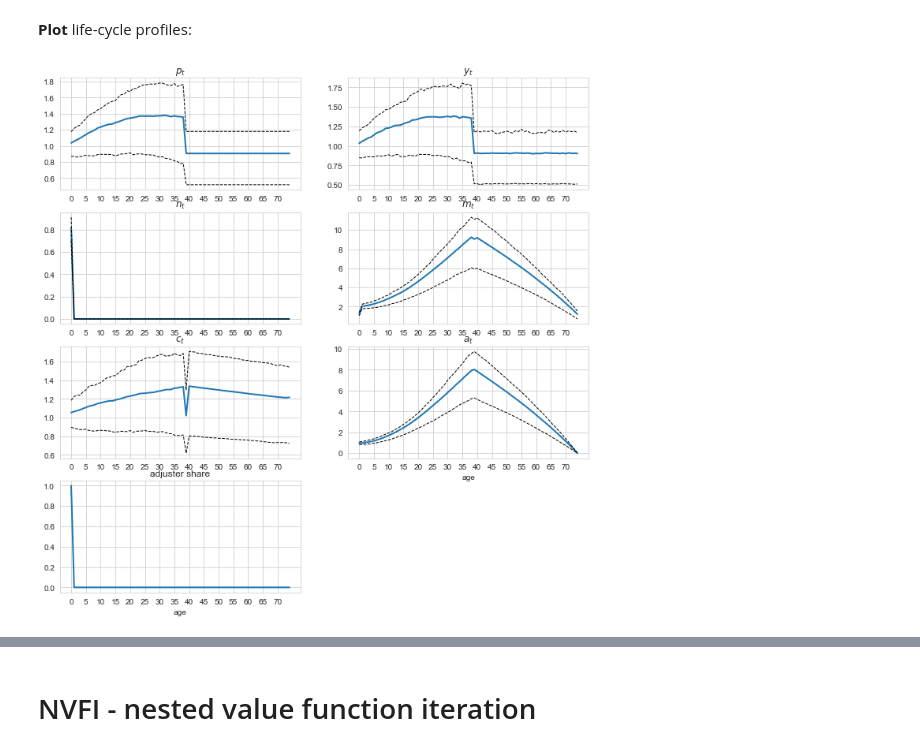
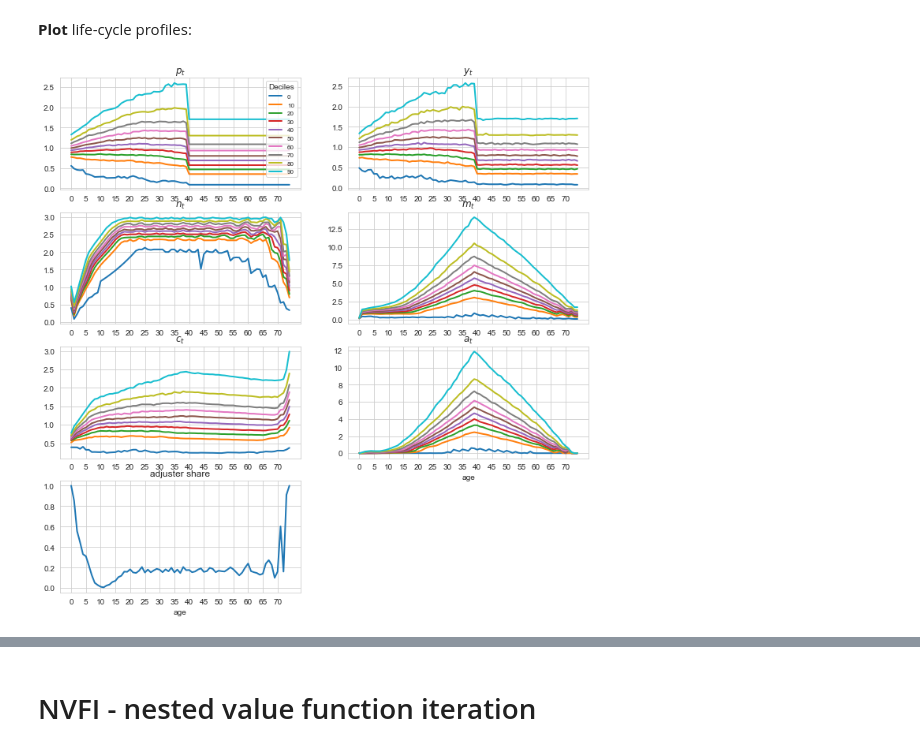
Before and after one commit to Bernseng/Dynamic-Programming, a Jupyter notebook: HousingModelFirstTry/DurableConsumption.ipynb, the cells around one changed output, grey strips where cells are left out. Drawn from its saved outputs; the diff is of its cells as text; code cells hidden in the pictures.

Commit message:
plots

```diff
--- a/HousingModelFirstTry/DurableConsumption.ipynb
+++ b/HousingModelFirstTry/DurableConsumption.ipynb
@@ -201,6 +185,6 @@ model_negm.decision_functions()
 # %% [markdown]
 **Plot** life-cycle profiles:
 # %%
-model_negm.lifecycle()
+model_negm.lifecycle(deciles=True)
 # %% [output]
-[figure, old version]
+[figure, new version]
```
Also changed, not shown: parts of 13 cells of this notebook, 4 other files.
